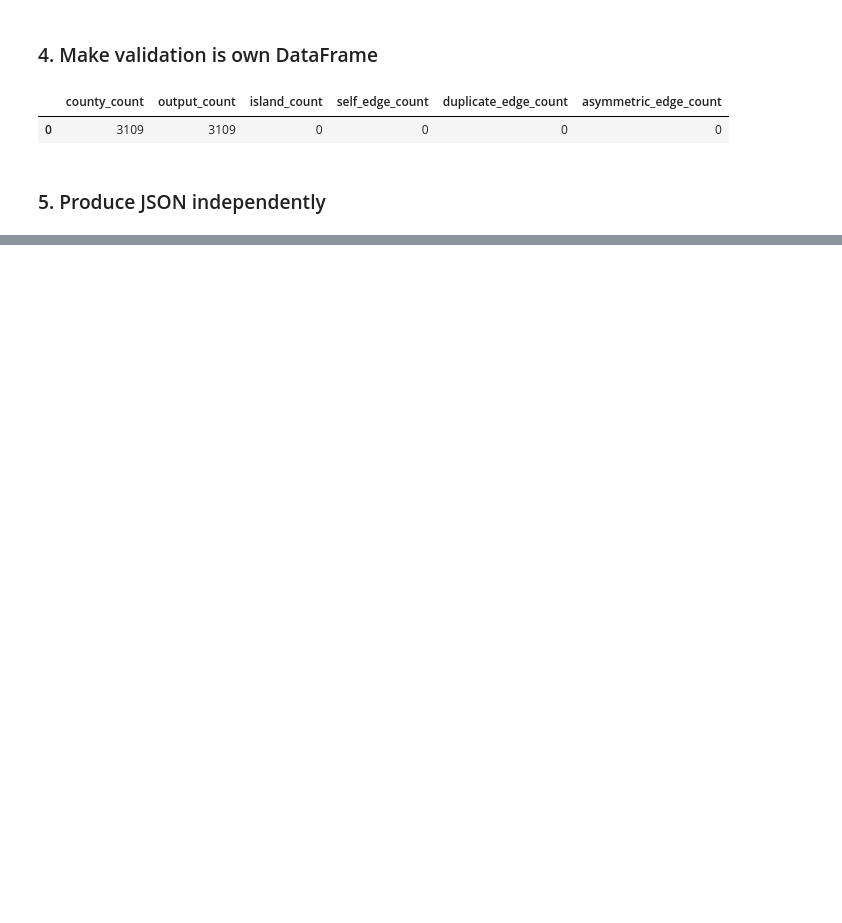
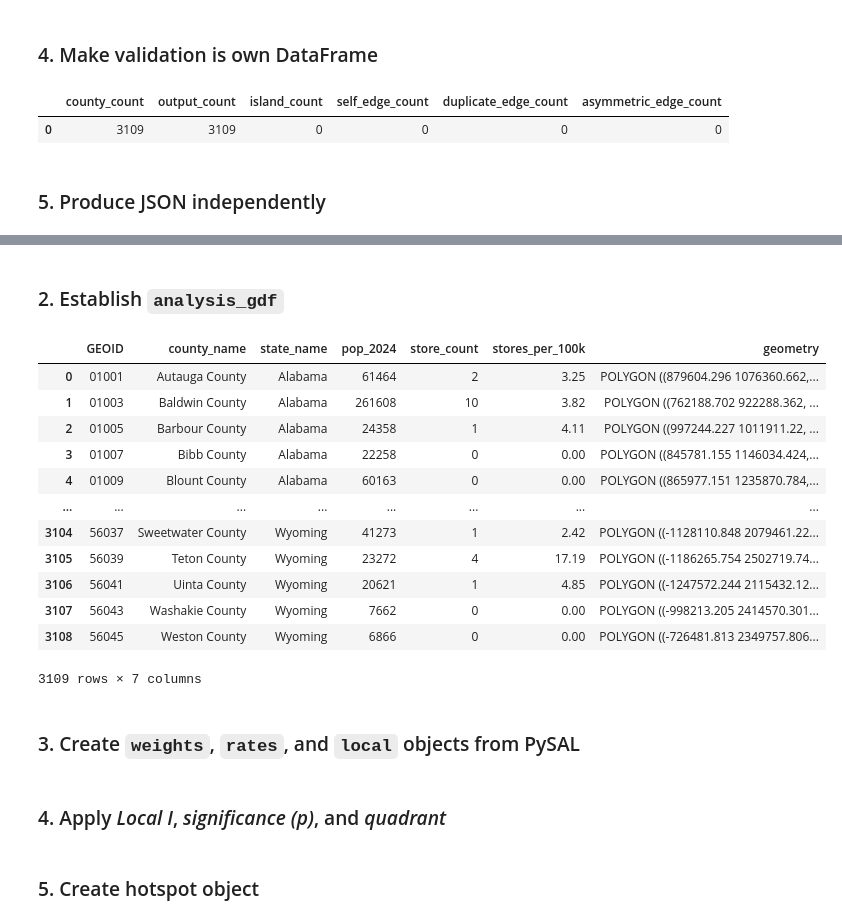
Before and after one commit to sralter/spatial_practice, a Jupyter notebook: sp.ipynb, the cells around one changed output, grey strips where cells are left out. Cells and saved outputs as stored; diff of their text form; code cells hidden in the pictures; blank space fills up the shorter version.

```diff
--- a/sp.ipynb
+++ b/sp.ipynb
@@ -491,22 +523,19 @@ assert v["asymmetric_edge_count"] == 0, \
 # %%
 # after checks pass
 
-neighbor_json_df = con.execute("""
+neighbor_json = con.execute("""
 select
     json_group_object(
         focal_fips,
         neighbors
-    ) as neighbor_json
+    )
 from neighbor_lists;
-""").df()
+""").fetchone()[0]
 
-display(neighbor_json_df)
+neighbors_raw = json.loads(neighbor_json)
 
-neighbors_df = con.execute("""
-select *
-from neighbor_lists
-order by focal_fips;
-""").df()
+with open("data/neighbors.json", "w") as f:
+    json.dump(neighbors_raw, f, indent=2)
 
-display(neighbors_df)
+display(neighbors_raw)
 # %% [output]
@@ -527,0 +563,8 @@ display(neighbors_df)
+# %%
+neighbors = {
+    str(fips).zfill(0): [str(neighbor).zfill(0) for neighbor in neighbors]
+    for fips, neighbors in neighbors_raw.items()
+    if neighbors
+}
+
+neighbors
@@ -527,0 +598,25 @@ display(neighbors_df)
+# %% [markdown]
+### 2. Establish `analysis_gdf`
+# %%
+geoids = cs.copy()
+geoids['GEOID'] = geoids['GEOID'].astype(str)
+ids = [geoid for geoid in geoids['GEOID'] if geoid in neighbors]
+analysis_gdf = geoids.set_index('GEOID').loc[ids].reset_index()
+
+display(analysis_gdf)
+# %% [output]
+|  | GEOID | county_name | state_name | pop_2024 | store_count | stores_per_100k | geometry |
+| 0 | 01001 | Autauga County | Alabama | 61464 | 2 | 3.25 | POLYGON ((879604.296 1076360.662,... |
+| 1 | 01003 | Baldwin County | Alabama | 261608 | 10 | 3.82 | POLYGON ((762188.702 922288.362, ... |
+| 2 | 01005 | Barbour County | Alabama | 24358 | 1 | 4.11 | POLYGON ((997244.227 1011911.22, ... |
+| 3 | 01007 | Bibb County | Alabama | 22258 | 0 | 0.00 | POLYGON ((845781.155 1146034.424,... |
+| 4 | 01009 | Blount County | Alabama | 60163 | 0 | 0.00 | POLYGON ((865977.151 1235870.784,... |
+| ... | ... | ... | ... | ... | ... | ... | ... |
+| 3104 | 56037 | Sweetwater County | Wyoming | 41273 | 1 | 2.42 | POLYGON ((-1128110.848 2079461.22... |
+| 3105 | 56039 | Teton County | Wyoming | 23272 | 4 | 17.19 | POLYGON ((-1186265.754 2502719.74... |
+| 3106 | 56041 | Uinta County | Wyoming | 20621 | 1 | 4.85 | POLYGON ((-1247572.244 2115432.12... |
+| 3107 | 56043 | Washakie County | Wyoming | 7662 | 0 | 0.00 | POLYGON ((-998213.205 2414570.301... |
+| 3108 | 56045 | Weston County | Wyoming | 6866 | 0 | 0.00 | POLYGON ((-726481.813 2349757.806... |
+3109 rows × 7 columns
+# %% [markdown]
+### 3. Create `weights`, `rates`, and `local` objects from PySAL
@@ -527,0 +627,2 @@ display(neighbors_df)
+# %% [markdown]
+### 4. Apply *Local I*, *significance (p)*, and *quadrant*
@@ -527,0 +633,2 @@ display(neighbors_df)
+# %% [markdown]
+### 5. Create hotspot object
```
Also changed, not shown: parts of 19 cells of this notebook.
